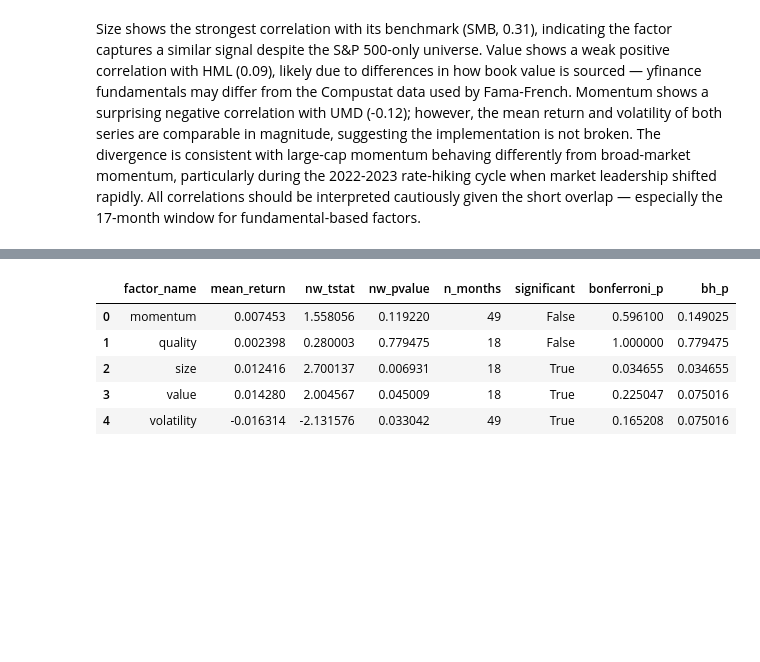
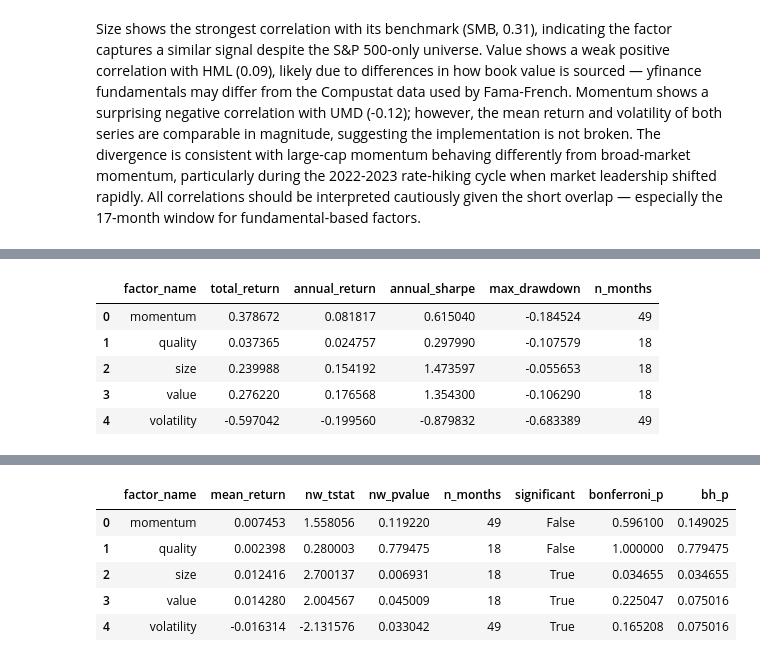
Before and after one commit to Tony-Steiner/factor-research-platform, a Jupyter notebook: notebooks/research_report.ipynb, the cells around one changed output, grey strips where cells are left out. Cells and saved outputs as stored; diff of their text form; code cells hidden in the pictures; blank space fills up the shorter version.

```diff
--- a/notebooks/research_report.ipynb
+++ b/notebooks/research_report.ipynb
@@ -129,0 +142,9 @@ Size shows the strongest correlation with its benchmark (SMB, 0.31), indicating
+# %%
+compute_performance_metrics(engine)
+# %% [output]
+|  | factor_name | total_return | annual_return | annual_sharpe | max_drawdown | n_months |
+| 0 | momentum | 0.378672 | 0.081817 | 0.615040 | -0.184524 | 49 |
+| 1 | quality | 0.037365 | 0.024757 | 0.297990 | -0.107579 | 18 |
+| 2 | size | 0.239988 | 0.154192 | 1.473597 | -0.055653 | 18 |
+| 3 | value | 0.276220 | 0.176568 | 1.354300 | -0.106290 | 18 |
+| 4 | volatility | -0.597042 | -0.199560 | -0.879832 | -0.683389 | 49 |
```
Also changed, not shown: parts of 8 cells of this notebook, 12 other files.
